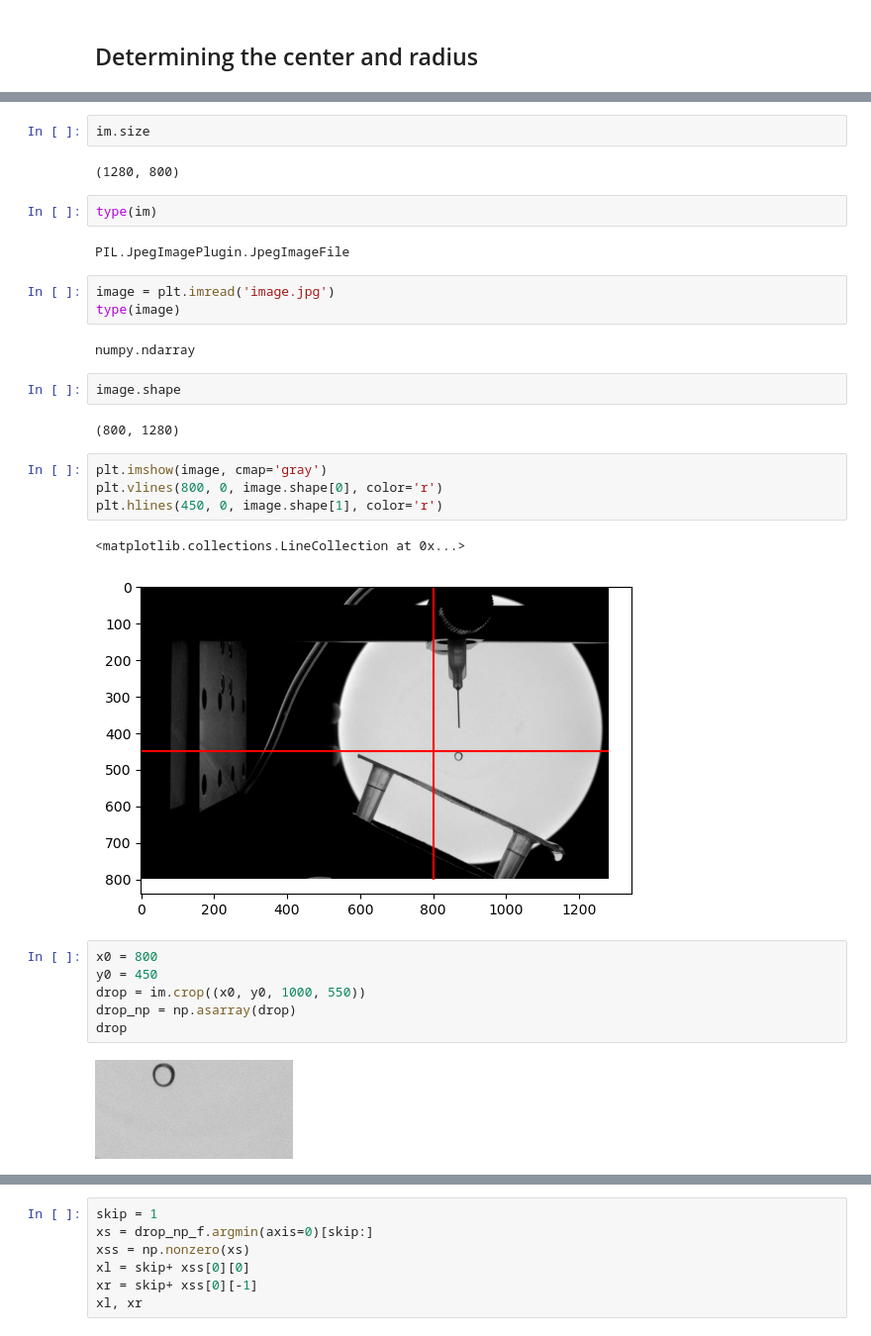
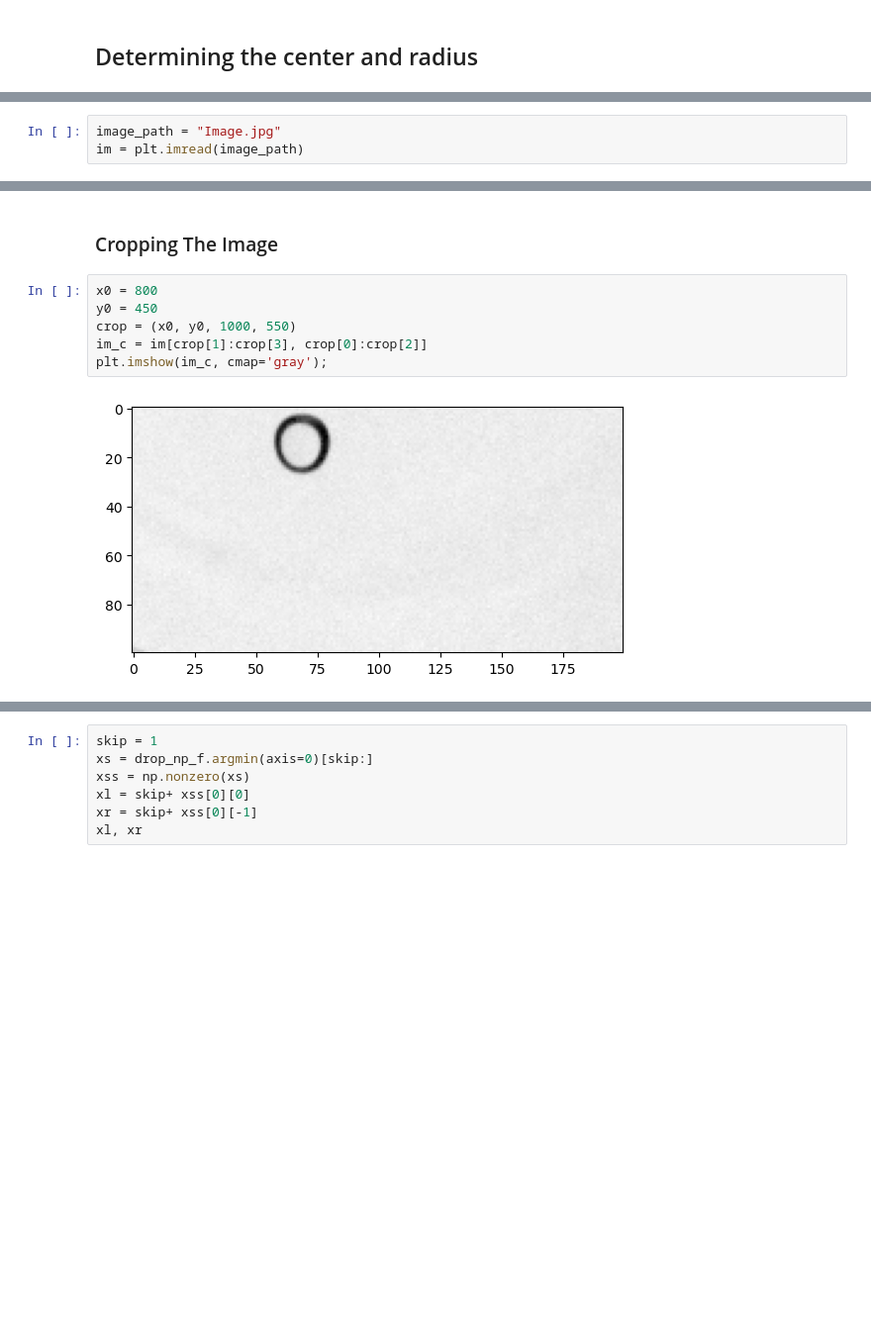
Before and after one commit to Hari31416/mini-project, a Jupyter notebook: center.ipynb, the cells around one changed output, grey strips where cells are left out. Shown at 99% size. Saved outputs shown, nothing was run; the diff lists cells and outputs as text; blank space fills up the shorter version.

```diff
--- a/center.ipynb
+++ b/center.ipynb
@@ -10,0 +12,3 @@ im = Image.open('image.jpg')
+# %%
+image_path = "Image.jpg"
+im = plt.imread(image_path)
@@ -15,32 +25,10 @@ im
-# %%
-im.size
-# %% [output]
-(1280, 800)
-# %%
-type(im)
-# %% [output]
-PIL.JpegImagePlugin.JpegImageFile
-# %%
-image = plt.imread('image.jpg')
-type(image)
-# %% [output]
-numpy.ndarray
-# %%
-image.shape
-# %% [output]
-(800, 1280)
-# %%
-plt.imshow(image, cmap='gray')
-plt.vlines(800, 0, image.shape[0], color='r')
-plt.hlines(450, 0, image.shape[1], color='r')
-# %% [output]
-<matplotlib.collections.LineCollection at 0x...>
-[figure, removed]
+# %% [markdown]
+### Cropping The Image
 # %%
 x0 = 800
 y0 = 450
-drop = im.crop((x0, y0, 1000, 550))
-drop_np = np.asarray(drop)
-drop
+crop = (x0, y0, 1000, 550)
+im_c = im[crop[1]:crop[3], crop[0]:crop[2]]
+plt.imshow(im_c, cmap='gray');
 # %% [output]
-[figure, old version]
+[figure, new version]
```
Also changed, not shown: parts of 19 cells of this notebook, 1 other file.
